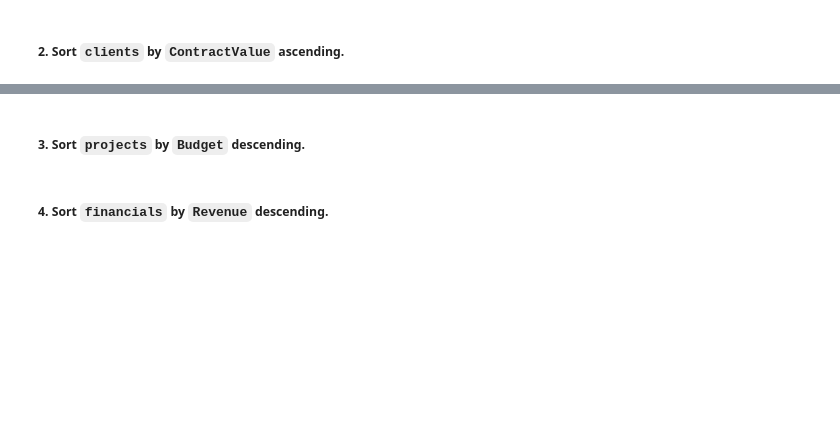
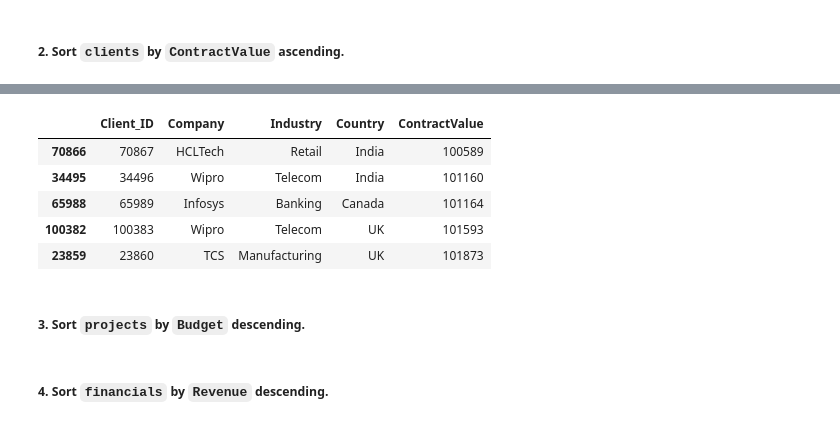
Before and after one commit to shiva3994/Projects, a Jupyter notebook: Python/L_Big4_India.ipynb, the cells around one changed output, grey strips where cells are left out. Drawn from its saved outputs; the diff is of its cells as text; code cells hidden in the pictures; blank space fills up the shorter version.

```diff
--- a/Python/L_Big4_India.ipynb
+++ b/Python/L_Big4_India.ipynb
@@ -848,3 +875,12 @@ data_dict['Office_Locations'].groupby('Company').agg({'Office_ID':'count','Emplo
+# %%
+data_dict['Clients'].sort_values(by = 'ContractValue', ascending = True).head()
+# %% [output]
+|  | Client_ID | Company | Industry | Country | ContractValue |
+| 70866 | 70867 | HCLTech | Retail | India | 100589 |
+| 34495 | 34496 | Wipro | Telecom | India | 101160 |
+| 65988 | 65989 | Infosys | Banking | Canada | 101164 |
+| 100382 | 100383 | Wipro | Telecom | UK | 101593 |
+| 23859 | 23860 | TCS | Manufacturing | UK | 101873 |
 # %% [markdown]
 ##### 3. Sort `projects` by `Budget` descending.
 # %% [markdown]
```
Also changed, not shown: parts of 3 cells of this notebook.
